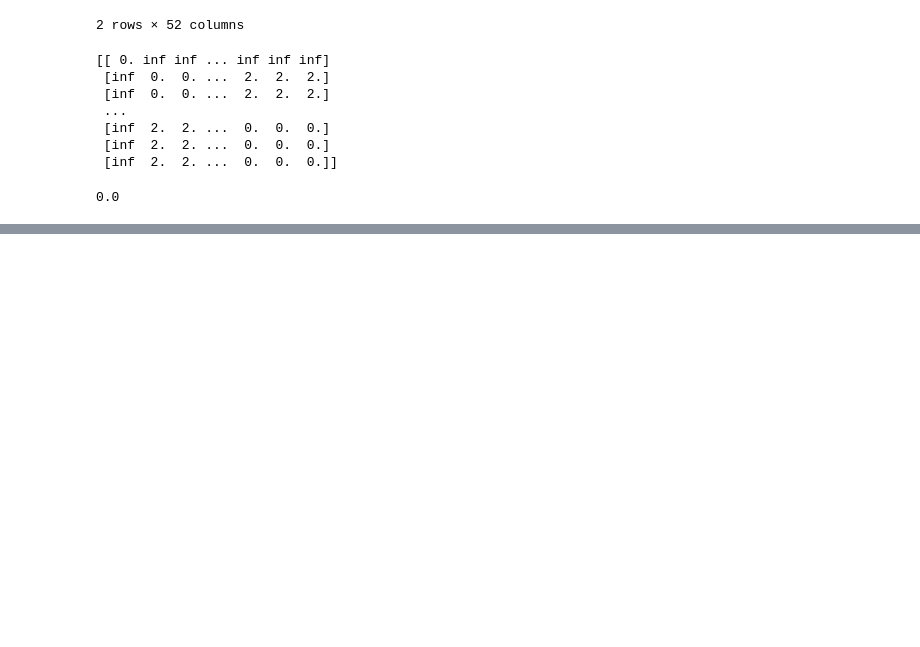
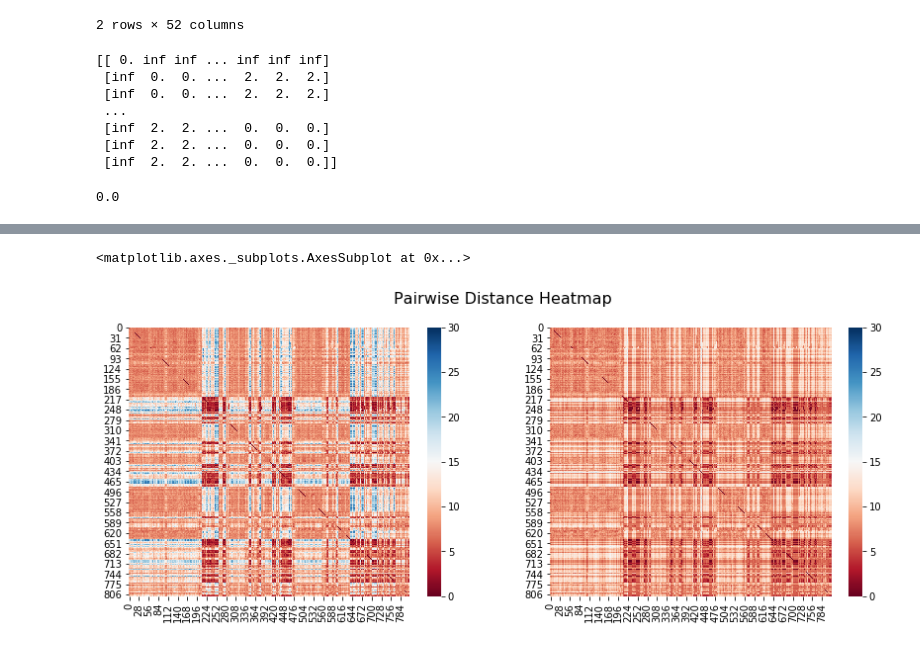
Before and after one commit to svenhsia/Entropic-Wasserstein-Embedding, a Jupyter notebook: Sales_shiwen.ipynb, the cells around one changed output, grey strips where cells are left out. Cells and saved outputs as stored; diff of their text form; code cells hidden in the pictures; blank space fills up the shorter version.

```diff
--- a/Sales_shiwen.ipynb
+++ b/Sales_shiwen.ipynb
@@ -182,14 +184,14 @@ org_distances = np.loadtxt('./data/Sales_Transaction_Dataset.dist', delimiter=',
 logging.info("Load DTW distance data from local file")
 
 file_name = 'Sales'
-eps = 1e-5
+eps = 1e-8
 
 embed_dims = [30]
 n_epochs = 500
 num_nodes = org_distances.shape[0]
 
 node_pairs = np.array([[i, j] for i in range(num_nodes) for j in range(i+1, num_nodes)])
-obj_distances = np.array([org_distances[i, j] for i in range(num_nodes) for j in range(i+1, num_nodes)]) + eps
+obj_distances = np.array([org_distances[i, j] for i in range(num_nodes) for j in range(i+1, num_nodes)])
 
 logging.info("node pairs shape: {}, obj_distances shape: {}".format(
     node_pairs.shape, obj_distances.shape))
@@ -226,7 +233,7 @@ DTWdistance(series.iloc[227, :], series.iloc[229, :])
 # %%
 # Euclidean
 logging.info("Running Euclidean embedding, embed dim={}".format(embed_dim))
-embeddings, loss_history, time_history, embed_distances, jac = train(
+embeddings_euc, loss_history_euc, time_history_euc, embed_distances_euc, jac_euc = train(
     node_pairs, obj_distances, embedding_type='Euc', embed_dim=embed_dim,
     learning_rate=0.1, n_epochs=n_epochs, nodes=num_nodes)
 # np.savez('./results/{}_{}_{}'.format(file_name, 'Euclidean', embed_dim),
@@ -241,3 +254,19 @@ embeddings, loss_history, time_history, embed_distances, jac = train(
+# %%
+fig = plt.figure(figsize=(14, 5))
+fig.suptitle("Pairwise Distance Heatmap", fontsize=16)
+
+true_distance = squareform(obj_distances)
+ax = plt.subplot(121)
+# ax.set_title('True distance')
+sns.heatmap(true_distance, cmap='RdBu', vmin=0, vmax=int(round(true_distance.max())))
+
+pred_distance = squareform(embed_distances)
+ax = plt.subplot(122)
+# ax.set_title(embed_types[(i+4)%5] + " embedding distance")
+sns.heatmap(pred_distance, cmap='RdBu', vmin=0, vmax=int(round(true_distance.max())))
+# %% [output]
+<matplotlib.axes._subplots.AxesSubplot at 0x...>
+[figure, added]
 # %%
 # Hyperbolic
 logging.info("Running Hyperbolic embedding, embed dim={}".format(embed_dim))
```
Also changed, not shown: parts of 10 cells of this notebook, 2 other files.
